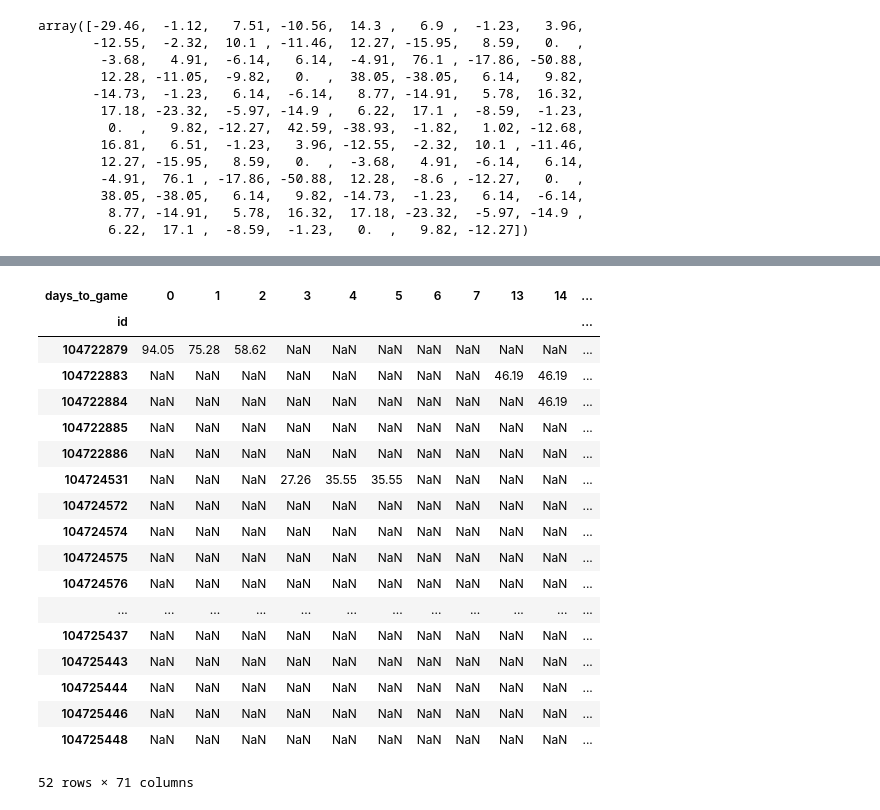
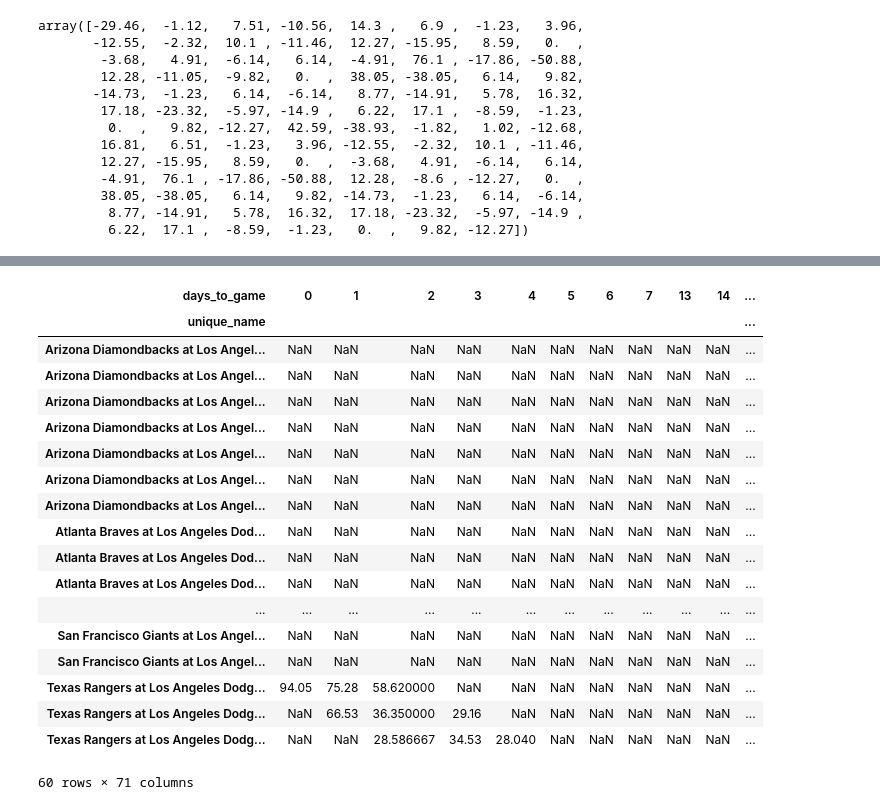
Before and after one commit to benbrill/Stubhub, a Jupyter notebook: notebooks/viz.ipynb, the cells around one changed output, grey strips where cells are left out. Saved outputs shown, nothing was run; the diff lists cells and outputs as text; code cells hidden in the pictures.

Commit message:
Add games dt

```diff
--- a/notebooks/viz.ipynb
+++ b/notebooks/viz.ipynb
@@ -107,25 +105,25 @@ ax = ax.invert_xaxis()
 # %%
-dodgers.pivot(index = "id", columns = "days_to_game", values = "price")
+dodgers.pivot_table(index = "unique_name", columns = "days_to_game", values = "price")
 # %% [output]
 | days_to_game | 0 | 1 | 2 | 3 | 4 | 5 | 6 | 7 | 13 | 14 | ... |
-| id |  |  |  |  |  |  |  |  |  |  | ... |
-| 104722879 | 94.05 | 75.28 | 58.62 | NaN | NaN | NaN | NaN | NaN | NaN | NaN | ... |
-| 104722883 | NaN | NaN | NaN | NaN | NaN | NaN | NaN | NaN | 46.19 | 46.19 | ... |
-| 104722884 | NaN | NaN | NaN | NaN | NaN | NaN | NaN | NaN | NaN | 46.19 | ... |
-| 104722885 | NaN | NaN | NaN | NaN | NaN | NaN | NaN | NaN | NaN | NaN | ... |
-| 104722886 | NaN | NaN | NaN | NaN | NaN | NaN | NaN | NaN | NaN | NaN | ... |
-| 104724531 | NaN | NaN | NaN | 27.26 | 35.55 | 35.55 | NaN | NaN | NaN | NaN | ... |
-| 104724572 | NaN | NaN | NaN | NaN | NaN | NaN | NaN | NaN | NaN | NaN | ... |
-| 104724574 | NaN | NaN | NaN | NaN | NaN | NaN | NaN | NaN | NaN | NaN | ... |
-| 104724575 | NaN | NaN | NaN | NaN | NaN | NaN | NaN | NaN | NaN | NaN | ... |
-| 104724576 | NaN | NaN | NaN | NaN | NaN | NaN | NaN | NaN | NaN | NaN | ... |
+| unique_name |  |  |  |  |  |  |  |  |  |  | ... |
+| Arizona Diamondbacks at Los Angel... | NaN | NaN | NaN | NaN | NaN | NaN | NaN | NaN | NaN | NaN | ... |
+| Arizona Diamondbacks at Los Angel... | NaN | NaN | NaN | NaN | NaN | NaN | NaN | NaN | NaN | NaN | ... |
+| Arizona Diamondbacks at Los Angel... | NaN | NaN | NaN | NaN | NaN | NaN | NaN | NaN | NaN | NaN | ... |
+| Arizona Diamondbacks at Los Angel... | NaN | NaN | NaN | NaN | NaN | NaN | NaN | NaN | NaN | NaN | ... |
+| Arizona Diamondbacks at Los Angel... | NaN | NaN | NaN | NaN | NaN | NaN | NaN | NaN | NaN | NaN | ... |
+| Arizona Diamondbacks at Los Angel... | NaN | NaN | NaN | NaN | NaN | NaN | NaN | NaN | NaN | NaN | ... |
+| Arizona Diamondbacks at Los Angel... | NaN | NaN | NaN | NaN | NaN | NaN | NaN | NaN | NaN | NaN | ... |
+| Atlanta Braves at Los Angeles Dod... | NaN | NaN | NaN | NaN | NaN | NaN | NaN | NaN | NaN | NaN | ... |
+| Atlanta Braves at Los Angeles Dod... | NaN | NaN | NaN | NaN | NaN | NaN | NaN | NaN | NaN | NaN | ... |
+| Atlanta Braves at Los Angeles Dod... | NaN | NaN | NaN | NaN | NaN | NaN | NaN | NaN | NaN | NaN | ... |
 | ... | ... | ... | ... | ... | ... | ... | ... | ... | ... | ... | ... |
-| 104725437 | NaN | NaN | NaN | NaN | NaN | NaN | NaN | NaN | NaN | NaN | ... |
-| 104725443 | NaN | NaN | NaN | NaN | NaN | NaN | NaN | NaN | NaN | NaN | ... |
-| 104725444 | NaN | NaN | NaN | NaN | NaN | NaN | NaN | NaN | NaN | NaN | ... |
-| 104725446 | NaN | NaN | NaN | NaN | NaN | NaN | NaN | NaN | NaN | NaN | ... |
-| 104725448 | NaN | NaN | NaN | NaN | NaN | NaN | NaN | NaN | NaN | NaN | ... |
+| San Francisco Giants at Los Angel... | NaN | NaN | NaN | NaN | NaN | NaN | NaN | NaN | NaN | NaN | ... |
+| San Francisco Giants at Los Angel... | NaN | NaN | NaN | NaN | NaN | NaN | NaN | NaN | NaN | NaN | ... |
+| Texas Rangers at Los Angeles Dodg... | 94.05 | 75.28 | 58.620000 | NaN | NaN | NaN | NaN | NaN | NaN | NaN | ... |
+| Texas Rangers at Los Angeles Dodg... | NaN | 66.53 | 36.350000 | 29.16 | NaN | NaN | NaN | NaN | NaN | NaN | ... |
+| Texas Rangers at Los Angeles Dodg... | NaN | NaN | 28.586667 | 34.53 | 28.040 | NaN | NaN | NaN | NaN | NaN | ... |
-52 rows × 71 columns
+60 rows × 71 columns
 # %%
 dodgers[dodgers['id'] == 104725410]
 # %% [output]
```
Also changed, not shown: parts of 5 cells of this notebook, 1 other file.
